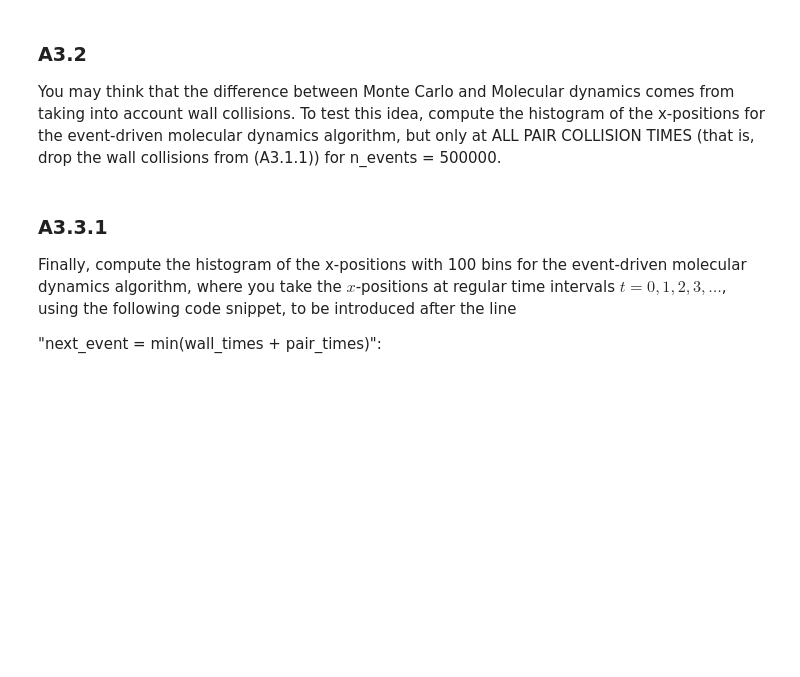
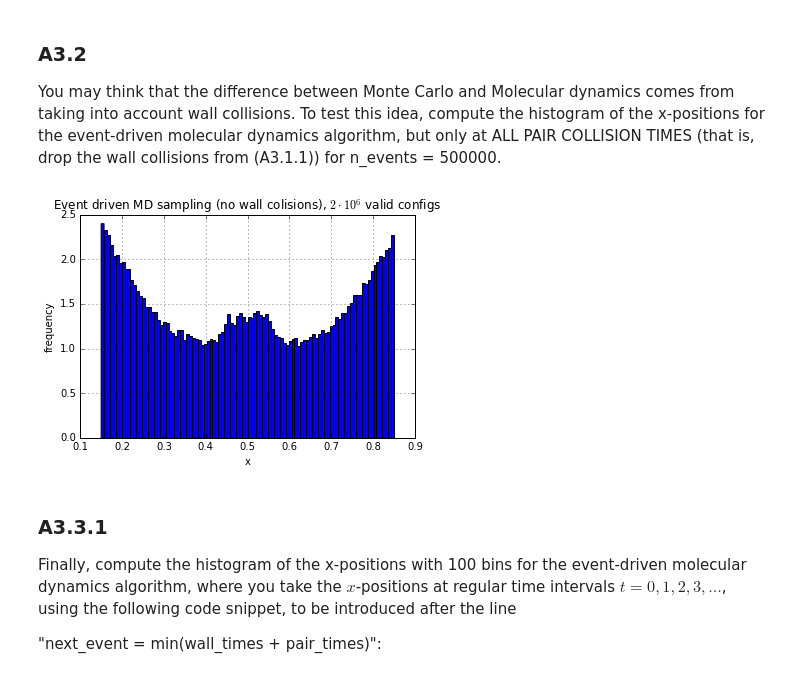
Before and after one commit to MirekJ/mirekJ_7110_v2, a Jupyter notebook: Homework/HW2.ipynb, the cells around one changed output. Saved outputs shown, nothing was run; the diff lists cells and outputs as text; code cells hidden in the pictures; blank space fills up the shorter version.

```diff
--- a/Homework/HW2.ipynb
+++ b/Homework/HW2.ipynb
@@ -154,3 +258,13 @@ molecular dynamics algorithm, but only at ALL PAIR COLLISION TIMES (that is, dro
+# %%
+pylab.hist(histo_data_EDMD_2, bins=100, normed=True)
+pylab.xlabel('x')
+pylab.ylabel('frequency')
+pylab.title(r'Event driven MD sampling (no wall colisions), $2 \cdot 10^6$ valid configs')
+pylab.grid()
+pylab.savefig('direct_disks_histo_EDMD_2.png')
+pylab.show()
+# %% [output]
+[figure, added]
 # %% [markdown]
 ### A3.3.1
 Finally, compute the histogram of the x-positions with 100 bins for the event-driven
```
Also changed, not shown: parts of 14 cells of this notebook.
